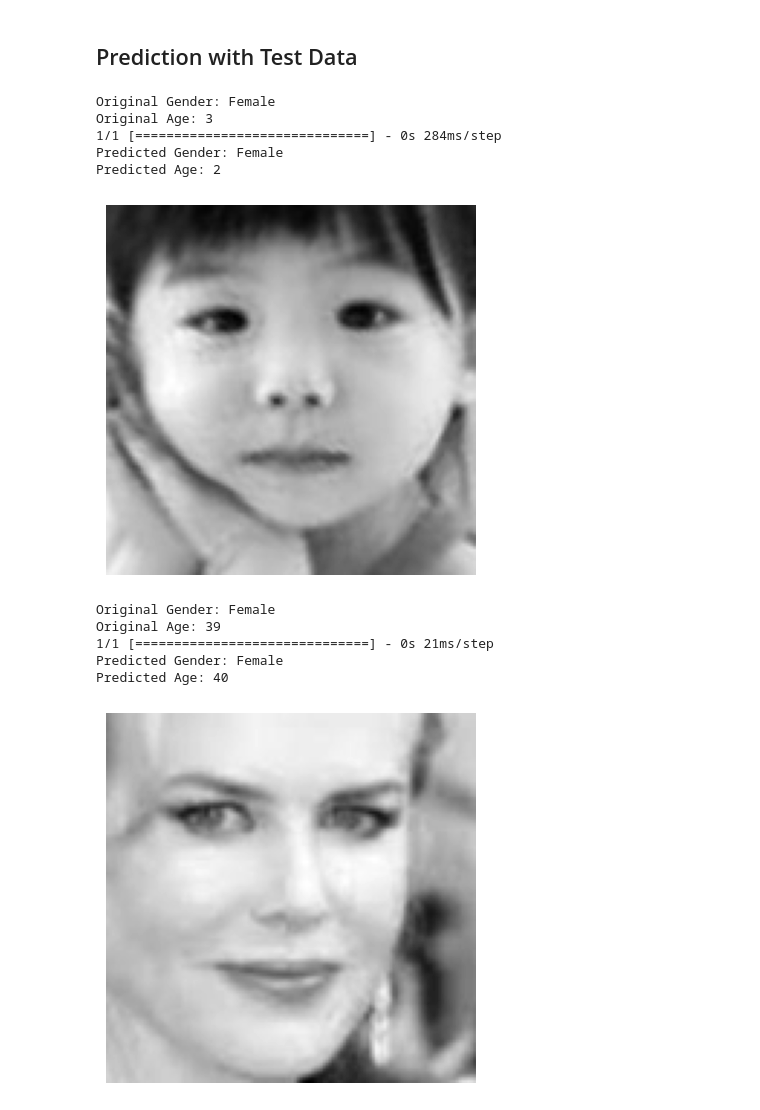
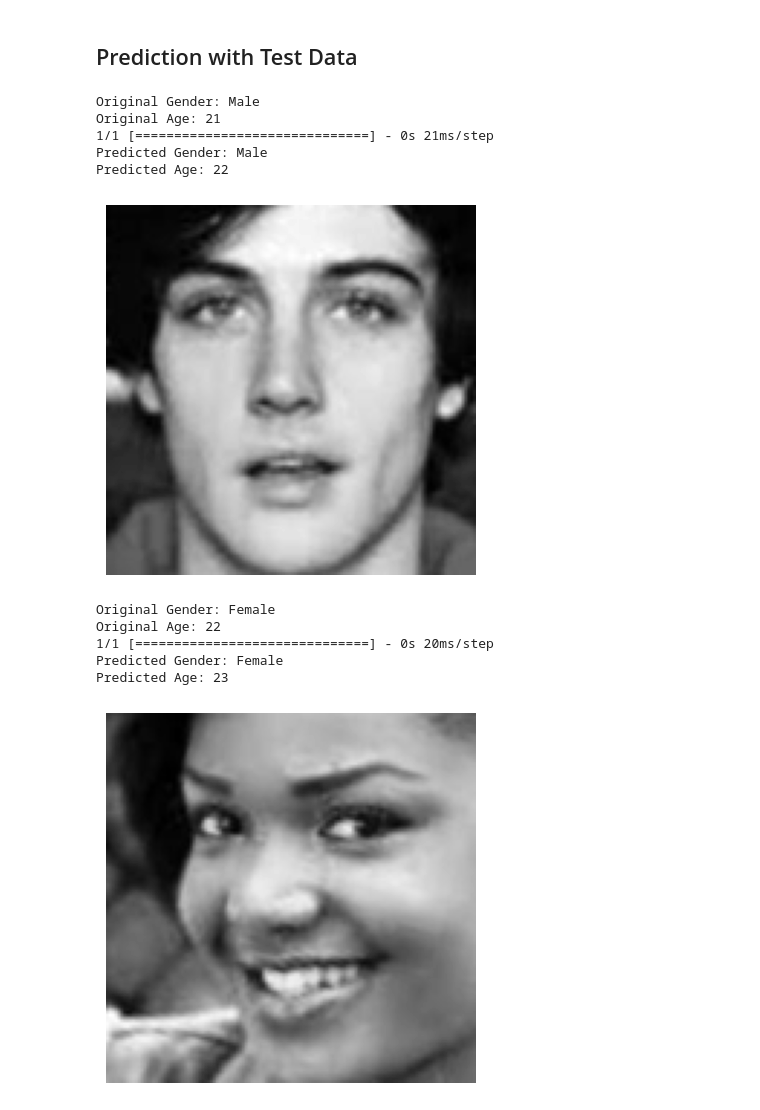
Before and after one commit to ronitttm/Gender-Age-Detection-System, a Jupyter notebook: gender-age-detection.ipynb, the cells around one changed output. Cells and saved outputs as stored; diff of their text form; code cells hidden in the pictures.

Commit message:
Kaggle Notebook | Gender_Age_Detection

```diff
--- a/gender-age-detection.ipynb
+++ b/gender-age-detection.ipynb
@@ -221,9 +223,8 @@ plt.show()
 # %% [markdown]
 ## Prediction with Test Data
 # %%
-image_index = 100
+image_index = 10897
 print("Original Gender:", gender_dict[y_gender[image_index]],"\nOriginal Age:", y_age[image_index])
-# predict from model
 pred = model.predict(X[image_index].reshape(1, 128, 128, 1))
 pred_gender = gender_dict[round(pred[0][0][0])]
 pred_age = round(pred[1][0][0])
@@ -231,29 +232,28 @@ print("Predicted Gender:", pred_gender, "\nPredicted Age:", pred_age)
 plt.axis('off')
 plt.imshow(X[image_index].reshape(128, 128), cmap='gray');
 # %% [output]
-Original Gender: Female
-Original Age: 3
-1/1 [==============================] - 0s 284ms/step
-Predicted Gender: Female
-Predicted Age: 2
+Original Gender: Male
+Original Age: 21
+1/1 [==============================] - 0s 21ms/step
+Predicted Gender: Male
+Predicted Age: 22
-[figure, old version]
+[figure, new version]
 # %%
-image_index = 12312
+image_index = 12310
 print("Original Gender:", gender_dict[y_gender[image_index]],"\nOriginal Age:", y_age[image_index])
-# predict from model
 pred = model.predict(X[image_index].reshape(1, 128, 128, 1))
 pred_gender = gender_dict[round(pred[0][0][0])]
 pred_age = round(pred[1][0][0])
 print("Predicted Gender:", pred_gender, "\nPredicted Age:", pred_age)
 plt.axis('off')
 plt.imshow(X[image_index].reshape(128, 128), cmap='gray');
 # %% [output]
 Original Gender: Female
-Original Age: 39
-1/1 [==============================] - 0s 21ms/step
+Original Age: 22
+1/1 [==============================] - 0s 20ms/step
 Predicted Gender: Female
-Predicted Age: 40
+Predicted Age: 23
-[figure, old version]
+[figure, new version]
 # %%
 image_index = 1990
 print("Original Gender:", gender_dict[y_gender[image_index]],"\nOriginal Age:", y_age[image_index])
```
Also changed, not shown: parts of 11 cells of this notebook.
